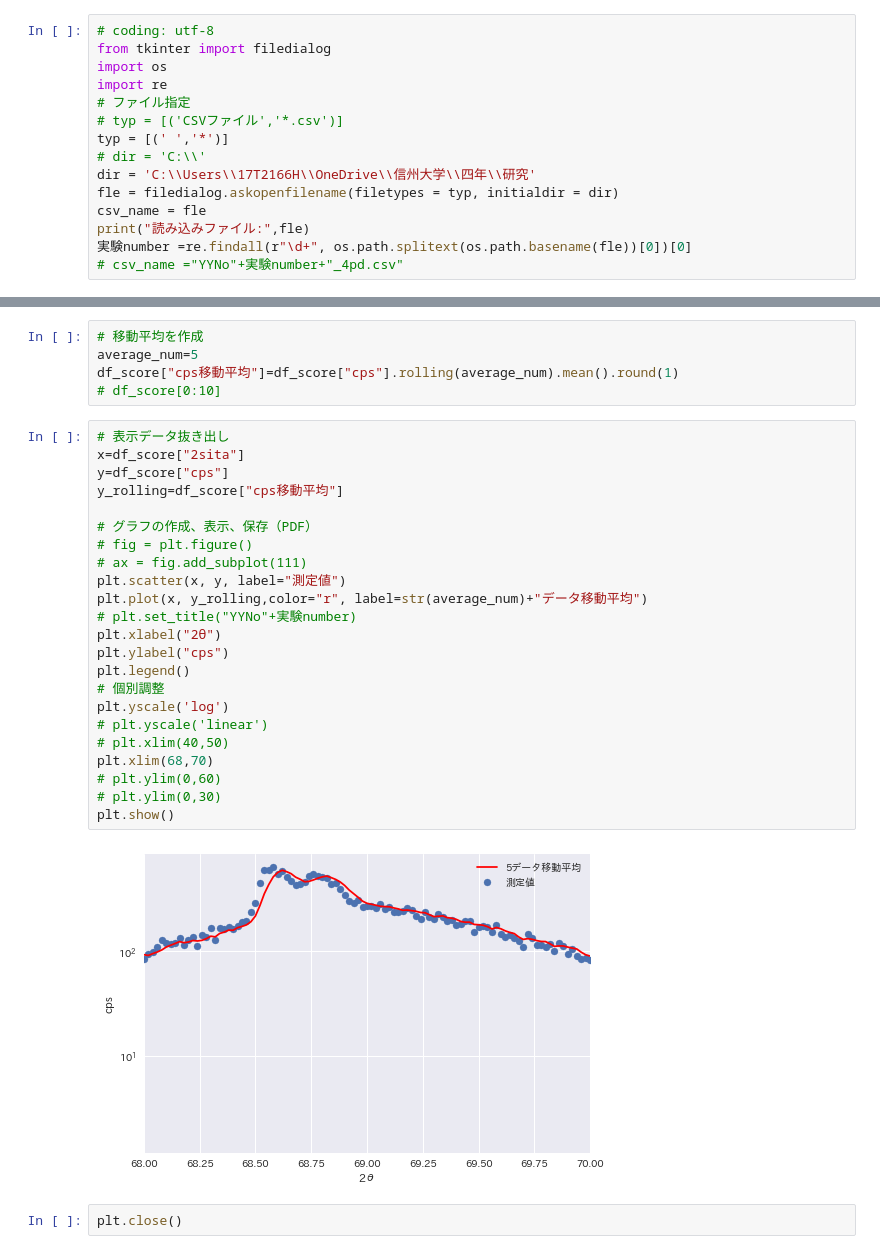
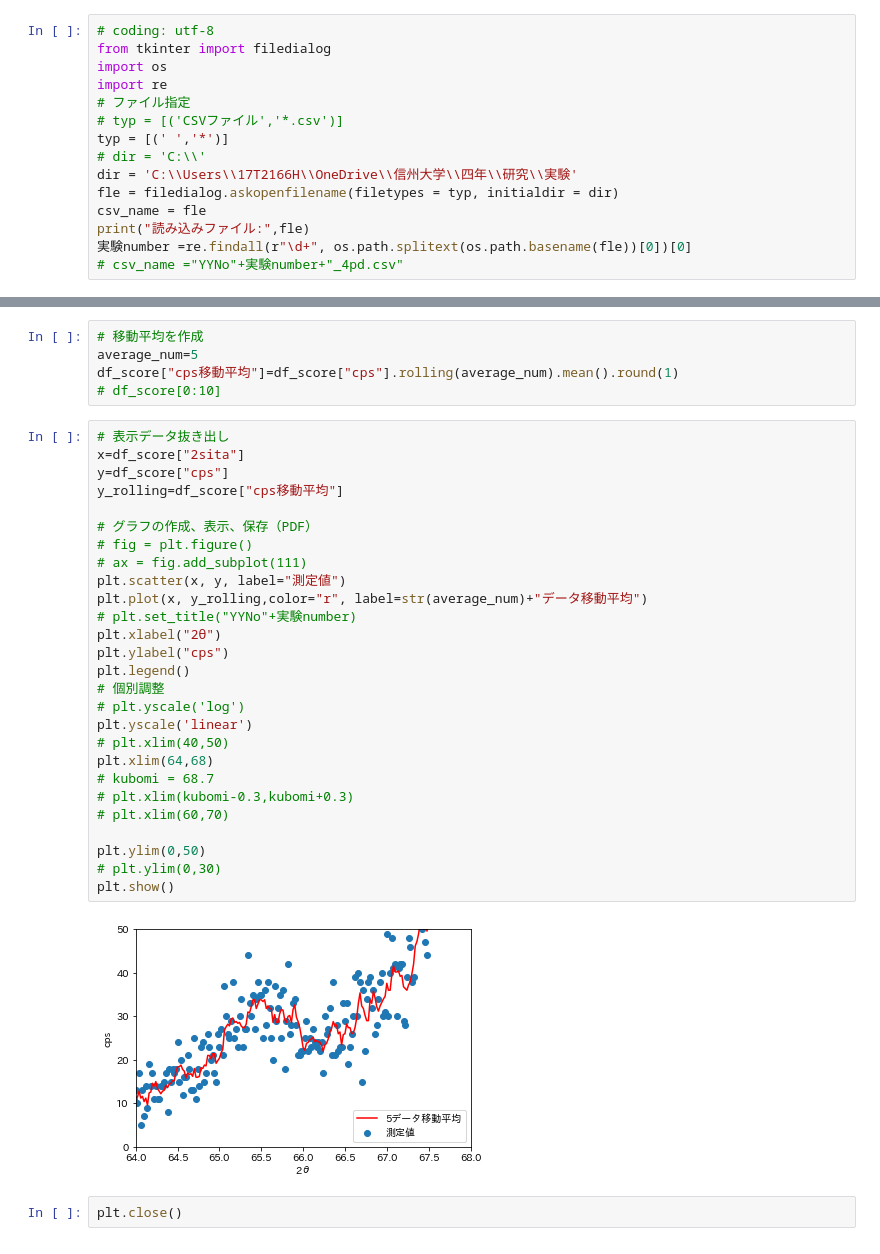
Before and after one commit to yosinobu-yamasita/xray_diffraction_viewer, a Jupyter notebook: xray_show_note.ipynb, the cells around one changed output, grey strips where cells are left out. Drawn from its saved outputs; the diff is of its cells as text.

```diff
--- a/xray_show_note.ipynb
+++ b/xray_show_note.ipynb
@@ -7,7 +7,7 @@ import re
 # typ = [('CSVファイル','*.csv')]
 typ = [(' ','*')]
 # dir = 'C:\\'
-dir = 'C:\\Users\\17T2166H\\OneDrive\\信州大学\\四年\\研究'
+dir = 'C:\\Users\\17T2166H\\OneDrive\\信州大学\\四年\\研究\\実験'
 fle = filedialog.askopenfilename(filetypes = typ, initialdir = dir)
 csv_name = fle
 print("読み込みファイル:",fle)
@@ -47,28 +49,32 @@ df_score["cps移動平均"]=df_score["cps"].rolling(average_num).mean().round(1)
 # %%
 # 表示データ抜き出し
 x=df_score["2sita"]
 y=df_score["cps"]
 y_rolling=df_score["cps移動平均"]
 
 # グラフの作成、表示、保存（PDF）
 # fig = plt.figure()
 # ax = fig.add_subplot(111)
 plt.scatter(x, y, label="測定値")
 plt.plot(x, y_rolling,color="r", label=str(average_num)+"データ移動平均")
 # plt.set_title("YYNo"+実験number)
 plt.xlabel("2θ")
 plt.ylabel("cps")
 plt.legend()
 # 個別調整
-plt.yscale('log')
-# plt.yscale('linear')
+# plt.yscale('log')
+plt.yscale('linear')
 # plt.xlim(40,50)
-plt.xlim(68,70)
-# plt.ylim(0,60)
+plt.xlim(64,68)
+# kubomi = 68.7
+# plt.xlim(kubomi-0.3,kubomi+0.3)
+# plt.xlim(60,70)
+
+plt.ylim(0,50)
 # plt.ylim(0,30)
 plt.show()
 # %% [output]
-[figure, old version]
+[figure, new version]
 # %%
 plt.close()
 # %%
```
Also changed, not shown: parts of 5 cells of this notebook.
